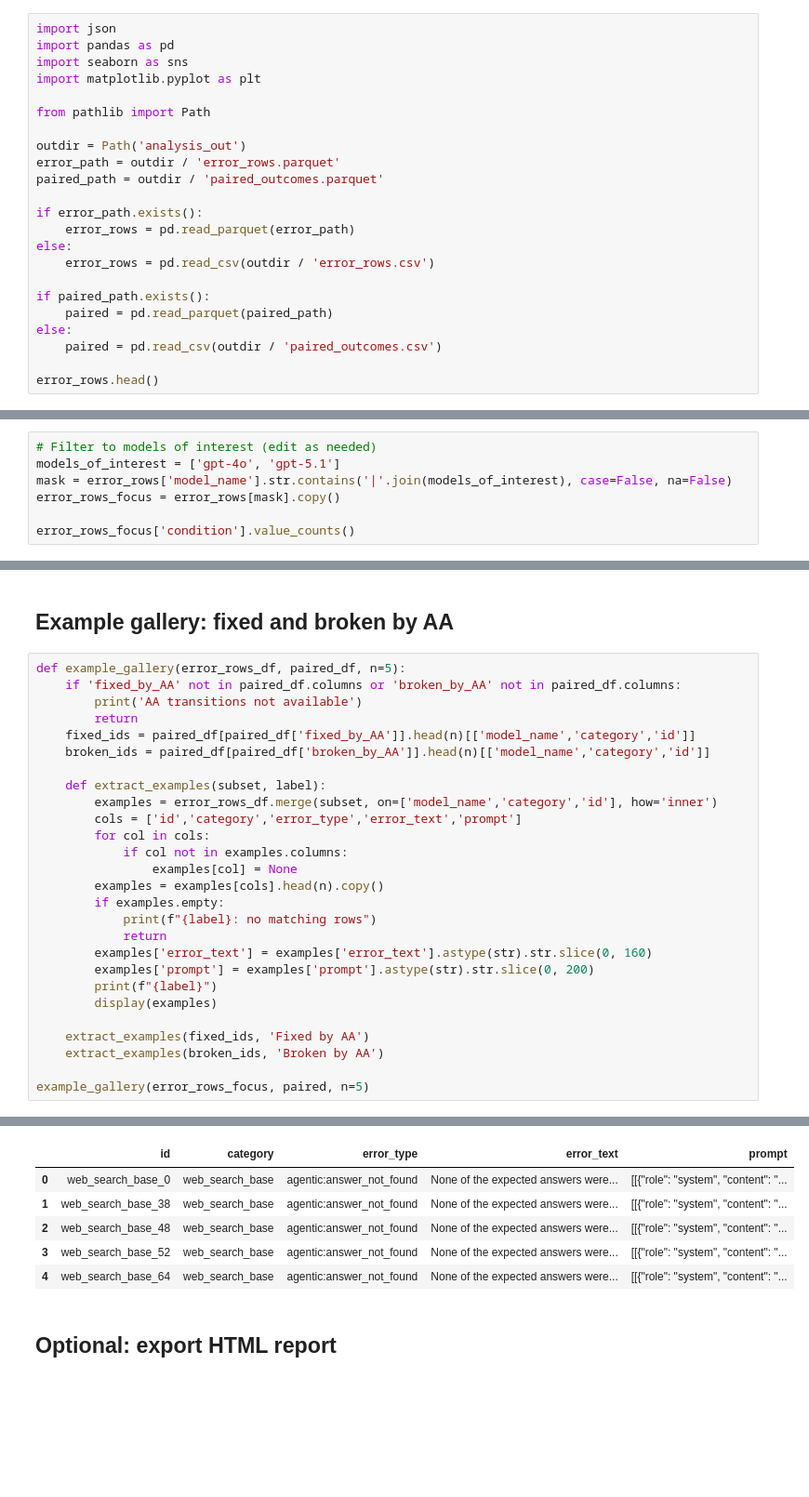
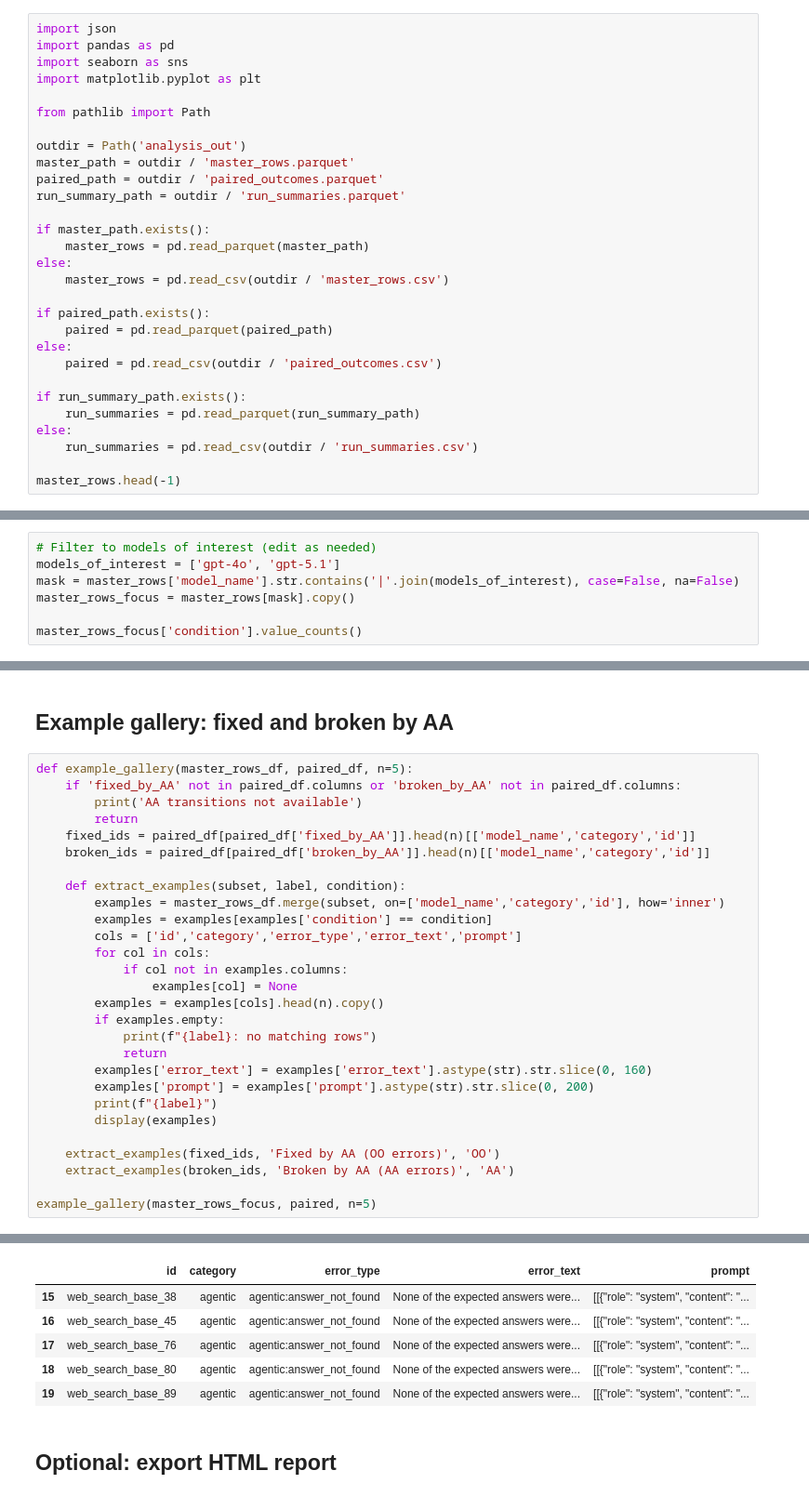
Before and after one commit to Gabriellanaro/gorilla, a Jupyter notebook: berkeley-function-call-leaderboard/error_analysis.ipynb, the cells around one changed output, grey strips where cells are left out. Shown at 93% size. Cells and saved outputs as stored; diff of their text form; blank space fills up the shorter version.

```diff
--- a/berkeley-function-call-leaderboard/error_analysis.ipynb
+++ b/berkeley-function-call-leaderboard/error_analysis.ipynb
@@ -11,18 +11,24 @@ import matplotlib.pyplot as plt
 from pathlib import Path
 
 outdir = Path('analysis_out')
-error_path = outdir / 'error_rows.parquet'
+master_path = outdir / 'master_rows.parquet'
 paired_path = outdir / 'paired_outcomes.parquet'
+run_summary_path = outdir / 'run_summaries.parquet'
 
-if error_path.exists():
-    error_rows = pd.read_parquet(error_path)
+if master_path.exists():
+    master_rows = pd.read_parquet(master_path)
 else:
-    error_rows = pd.read_csv(outdir / 'error_rows.csv')
+    master_rows = pd.read_csv(outdir / 'master_rows.csv')
 
 if paired_path.exists():
     paired = pd.read_parquet(paired_path)
 else:
     paired = pd.read_csv(outdir / 'paired_outcomes.csv')
 
-error_rows.head()
+if run_summary_path.exists():
+    run_summaries = pd.read_parquet(run_summary_path)
+else:
+    run_summaries = pd.read_csv(outdir / 'run_summaries.csv')
+
+master_rows.head(-1)
 # %% [output]
@@ -35,9 +48,9 @@ error_rows.head()
 # %%
 # Filter to models of interest (edit as needed)
 models_of_interest = ['gpt-4o', 'gpt-5.1']
-mask = error_rows['model_name'].str.contains('|'.join(models_of_interest), case=False, na=False)
-error_rows_focus = error_rows[mask].copy()
+mask = master_rows['model_name'].str.contains('|'.join(models_of_interest), case=False, na=False)
+master_rows_focus = master_rows[mask].copy()
 
-error_rows_focus['condition'].value_counts()
+master_rows_focus['condition'].value_counts()
 # %% [output]
 condition
@@ -147,15 +139,16 @@ transition_counts(paired)
 # %% [markdown]
 ## Example gallery: fixed and broken by AA
 # %%
-def example_gallery(error_rows_df, paired_df, n=5):
+def example_gallery(master_rows_df, paired_df, n=5):
     if 'fixed_by_AA' not in paired_df.columns or 'broken_by_AA' not in paired_df.columns:
         print('AA transitions not available')
         return
     fixed_ids = paired_df[paired_df['fixed_by_AA']].head(n)[['model_name','category','id']]
     broken_ids = paired_df[paired_df['broken_by_AA']].head(n)[['model_name','category','id']]
 
-    def extract_examples(subset, label):
-        examples = error_rows_df.merge(subset, on=['model_name','category','id'], how='inner')
+    def extract_examples(subset, label, condition):
+        examples = master_rows_df.merge(subset, on=['model_name','category','id'], how='inner')
+        examples = examples[examples['condition'] == condition]
         cols = ['id','category','error_type','error_text','prompt']
         for col in cols:
             if col not in examples.columns:
@@ -169,8 +162,8 @@ def example_gallery(error_rows_df, paired_df, n=5):
         print(f"{label}")
         display(examples)
 
-    extract_examples(fixed_ids, 'Fixed by AA')
-    extract_examples(broken_ids, 'Broken by AA')
+    extract_examples(fixed_ids, 'Fixed by AA (OO errors)', 'OO')
+    extract_examples(broken_ids, 'Broken by AA (AA errors)', 'AA')
 
-example_gallery(error_rows_focus, paired, n=5)
+example_gallery(master_rows_focus, paired, n=5)
 # %% [output]
@@ -185,9 +178,9 @@ Broken by AA
 |  | id | category | error_type | error_text | prompt |
-| 0 | web_search_base_0 | web_search_base | agentic:answer_not_found | None of the expected answers were... | [[{"role": "system", "content": "... |
-| 1 | web_search_base_38 | web_search_base | agentic:answer_not_found | None of the expected answers were... | [[{"role": "system", "content": "... |
-| 2 | web_search_base_48 | web_search_base | agentic:answer_not_found | None of the expected answers were... | [[{"role": "system", "content": "... |
-| 3 | web_search_base_52 | web_search_base | agentic:answer_not_found | None of the expected answers were... | [[{"role": "system", "content": "... |
-| 4 | web_search_base_64 | web_search_base | agentic:answer_not_found | None of the expected answers were... | [[{"role": "system", "content": "... |
+| 15 | web_search_base_38 | agentic | agentic:answer_not_found | None of the expected answers were... | [[{"role": "system", "content": "... |
+| 16 | web_search_base_45 | agentic | agentic:answer_not_found | None of the expected answers were... | [[{"role": "system", "content": "... |
+| 17 | web_search_base_76 | agentic | agentic:answer_not_found | None of the expected answers were... | [[{"role": "system", "content": "... |
+| 18 | web_search_base_80 | agentic | agentic:answer_not_found | None of the expected answers were... | [[{"role": "system", "content": "... |
+| 19 | web_search_base_89 | agentic | agentic:answer_not_found | None of the expected answers were... | [[{"role": "system", "content": "... |
 # %% [markdown]
 ## Optional: export HTML report
 # %%
```
Also changed, not shown: parts of 9 cells of this notebook, 5 other files.
